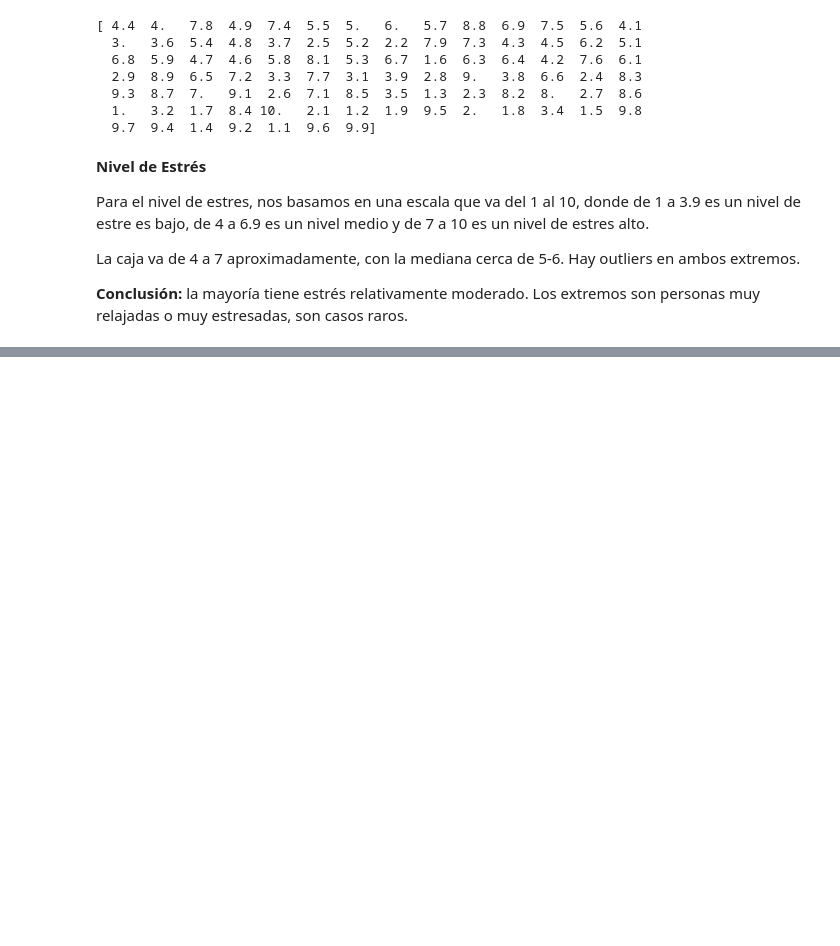
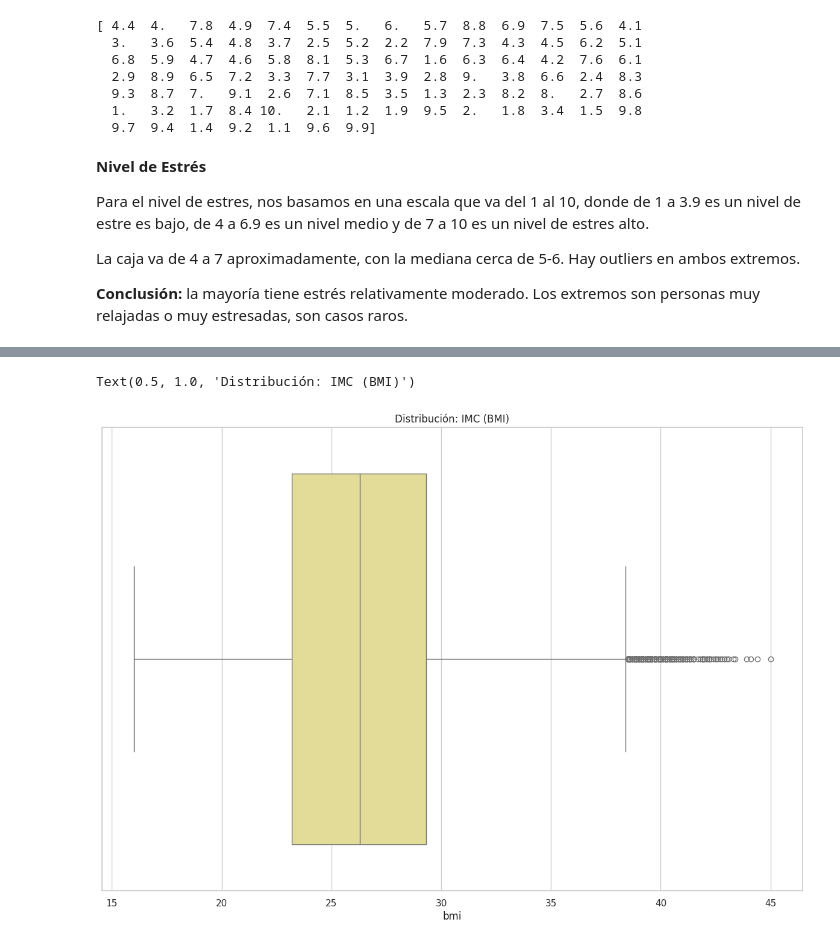
Before and after one commit to R3vival/Intro_Ciencia_De_Datos_Trabajo, a Jupyter notebook: Trabajo_Final_Intro_DC.ipynb, the cells around one changed output, grey strips where cells are left out. Drawn from its saved outputs; the diff is of its cells as text; code cells hidden in the pictures; blank space fills up the shorter version.

```diff
--- a/Trabajo_Final_Intro_DC.ipynb
+++ b/Trabajo_Final_Intro_DC.ipynb
@@ -254,0 +271,8 @@ La caja va de 4 a 7 aproximadamente, con la mediana cerca de 5-6. Hay outliers e
+# %%
+fig, axes = plt.subplots(figsize=(15, 10))
+
+sns.boxplot(x=df['bmi'], ax=axes, color='khaki')
+axes.set_title('Distribución: IMC (BMI)')
+# %% [output]
+Text(0.5, 1.0, 'Distribución: IMC (BMI)')
+[figure, added]
```
Also changed, not shown: parts of 7 cells of this notebook.
